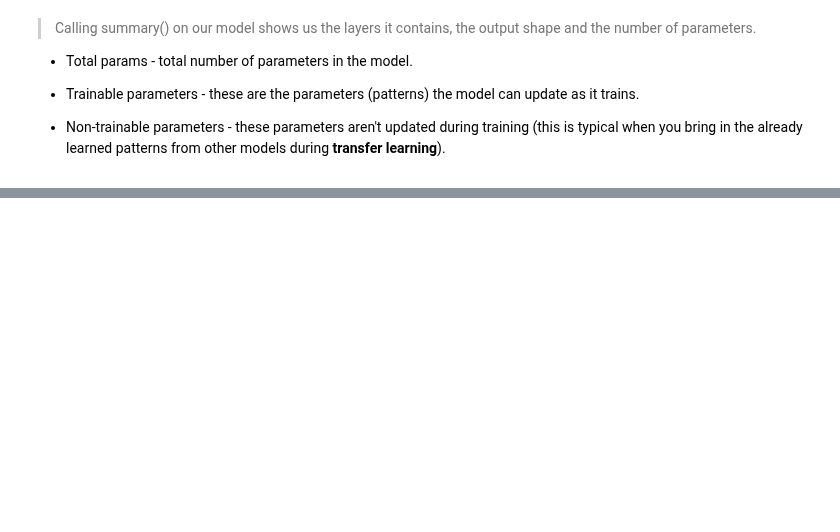
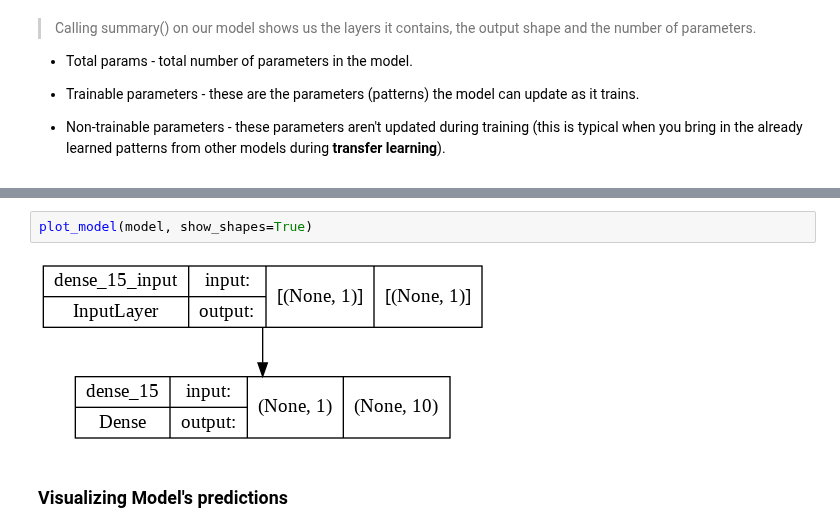
Before and after one commit to arghanath007/Data-Science, a Jupyter notebook: Deep Learning/Neural Network/Regression Problem/Neural_Network_regression.ipynb, the cells around one changed output, grey strips where cells are left out. Cells and saved outputs as stored; diff of their text form; blank space fills up the shorter version.

```diff
--- a/Deep Learning/Neural Network/Regression Problem/Neural_Network_regression.ipynb
+++ b/Deep Learning/Neural Network/Regression Problem/Neural_Network_regression.ipynb
@@ -488,0 +556,6 @@ _________________________________________________________________
+# %%
+plot_model(model, show_shapes=True)
+# %% [output]
+[figure, added]
+# %% [markdown]
+### Visualizing Model's predictions
```
Also changed, not shown: parts of 73 cells of this notebook, 7 other files.
